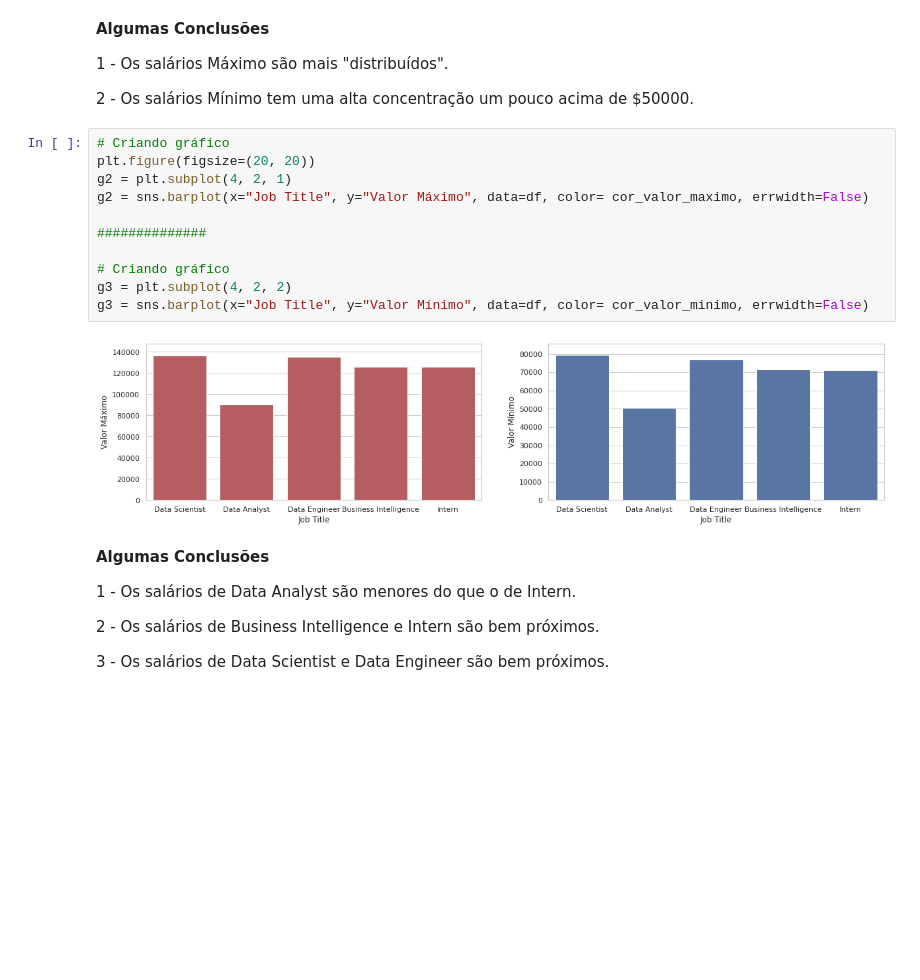
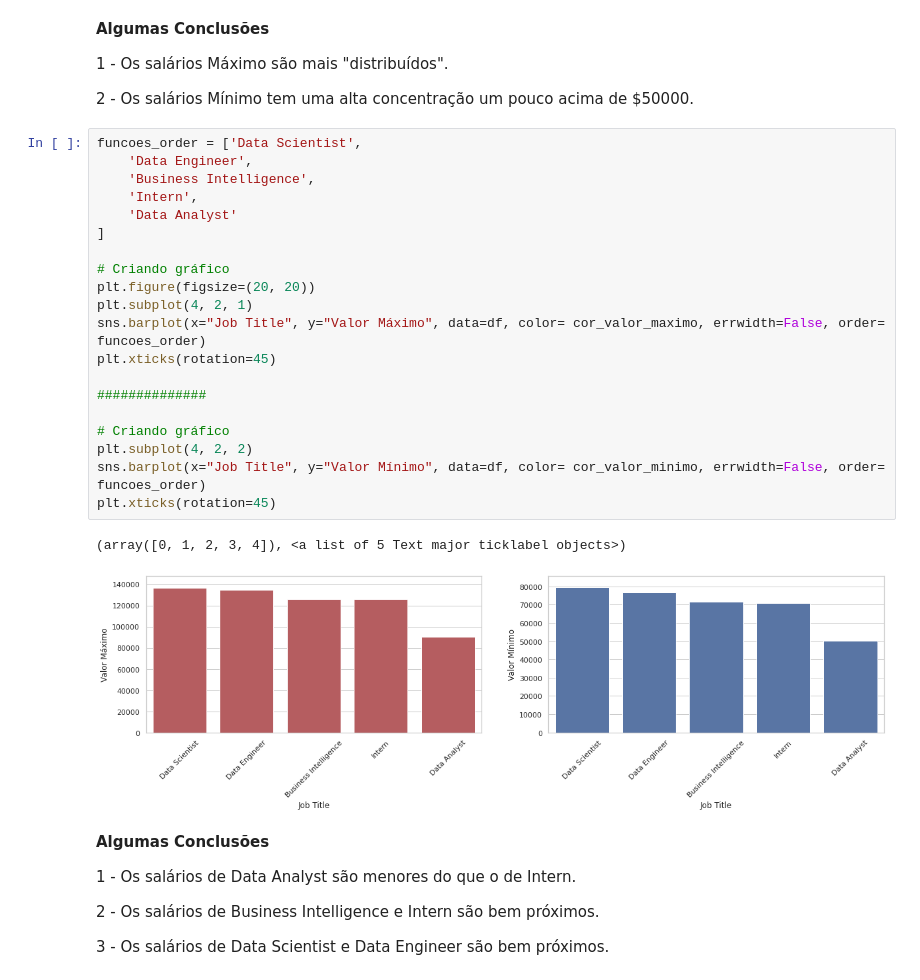
Before and after one commit to JoaoDaross/ProjetoFinalAwari, a Jupyter notebook: ProjetoFinalAwari.ipynb, the cells around one changed output. Drawn from its saved outputs; the diff is of its cells as text; blank space fills up the shorter version.

```diff
--- a/ProjetoFinalAwari.ipynb
+++ b/ProjetoFinalAwari.ipynb
@@ -468,18 +468,28 @@ g3 = plt.legend()
 
 2 - Os salários Mínimo tem uma alta concentração um pouco acima de $50000.
 # %%
+funcoes_order = ['Data Scientist',
+    'Data Engineer',
+    'Business Intelligence',
+    'Intern',
+    'Data Analyst'
+]
+
 # Criando gráfico
 plt.figure(figsize=(20, 20))
-g2 = plt.subplot(4, 2, 1)
-g2 = sns.barplot(x="Job Title", y="Valor Máximo", data=df, color= cor_valor_maximo, errwidth=False)
+plt.subplot(4, 2, 1)
+sns.barplot(x="Job Title", y="Valor Máximo", data=df, color= cor_valor_maximo, errwidth=False, order= funcoes_order)
+plt.xticks(rotation=45)
 
 ##############
 
 # Criando gráfico
-g3 = plt.subplot(4, 2, 2)
-g3 = sns.barplot(x="Job Title", y="Valor Mínimo", data=df, color= cor_valor_minimo, errwidth=False)
+plt.subplot(4, 2, 2)
+sns.barplot(x="Job Title", y="Valor Mínimo", data=df, color= cor_valor_minimo, errwidth=False, order= funcoes_order)
+plt.xticks(rotation=45)
 # %% [output]
+(array([0, 1, 2, 3, 4]), <a list of 5 Text major ticklabel objects>)
-[figure, old version]
+[figure, new version]
 # %% [markdown]
 **Algumas Conclusões**
 
```
Also changed, not shown: parts of 5 cells of this notebook.
